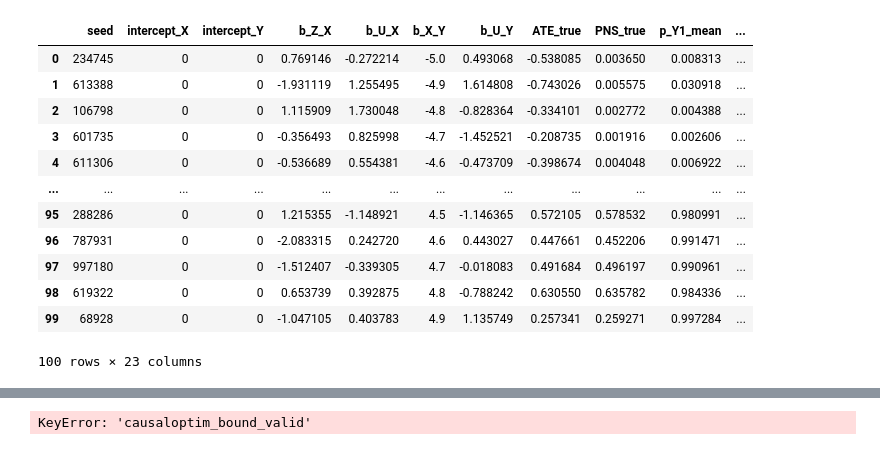
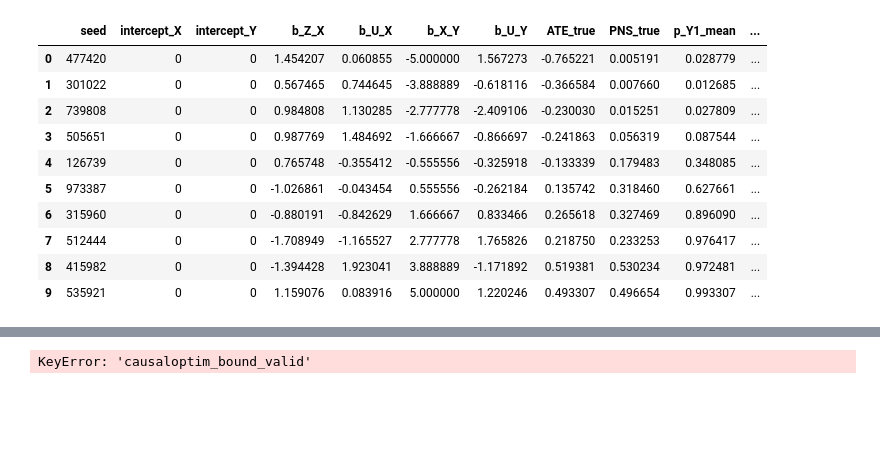
Before and after one commit to tmaringgele/causal-bounds, a Jupyter notebook: simulation_engine/test.ipynb, the cells around one changed output, grey strips where cells are left out. Saved outputs shown, nothing was run; the diff lists cells and outputs as text; code cells hidden in the pictures; blank space fills up the shorter version.

```diff
--- a/simulation_engine/test.ipynb
+++ b/simulation_engine/test.ipynb
@@ -22,19 +22,17 @@ warnings.simplefilter(action='ignore', category=FutureWarning)
 
 from simulation_engine.algorithms.zaffalonbounds import ZaffalonBounds
 # %%
-data = BinaryIV.generate_data_rolling_ate(N_simulations=100)
+data = BinaryIV.generate_data_rolling_ate(N_simulations=10)
 data
 # %% [output]
 |  | seed | intercept_X | intercept_Y | b_Z_X | b_U_X | b_X_Y | b_U_Y | ATE_true | PNS_true | p_Y1_mean | ... |
-| 0 | 234745 | 0 | 0 | 0.769146 | -0.272214 | -5.0 | 0.493068 | -0.538085 | 0.003650 | 0.008313 | ... |
-| 1 | 613388 | 0 | 0 | -1.931119 | 1.255495 | -4.9 | 1.614808 | -0.743026 | 0.005575 | 0.030918 | ... |
-| 2 | 106798 | 0 | 0 | 1.115909 | 1.730048 | -4.8 | -0.828364 | -0.334101 | 0.002772 | 0.004388 | ... |
-| 3 | 601735 | 0 | 0 | -0.356493 | 0.825998 | -4.7 | -1.452521 | -0.208735 | 0.001916 | 0.002606 | ... |
-| 4 | 611306 | 0 | 0 | -0.536689 | 0.554381 | -4.6 | -0.473709 | -0.398674 | 0.004048 | 0.006922 | ... |
-| ... | ... | ... | ... | ... | ... | ... | ... | ... | ... | ... | ... |
-| 95 | 288286 | 0 | 0 | 1.215355 | -1.148921 | 4.5 | -1.146365 | 0.572105 | 0.578532 | 0.980991 | ... |
-| 96 | 787931 | 0 | 0 | -2.083315 | 0.242720 | 4.6 | 0.443027 | 0.447661 | 0.452206 | 0.991471 | ... |
-| 97 | 997180 | 0 | 0 | -1.512407 | -0.339305 | 4.7 | -0.018083 | 0.491684 | 0.496197 | 0.990961 | ... |
-| 98 | 619322 | 0 | 0 | 0.653739 | 0.392875 | 4.8 | -0.788242 | 0.630550 | 0.635782 | 0.984336 | ... |
-| 99 | 68928 | 0 | 0 | -1.047105 | 0.403783 | 4.9 | 1.135749 | 0.257341 | 0.259271 | 0.997284 | ... |
+| 0 | 477420 | 0 | 0 | 1.454207 | 0.060855 | -5.000000 | 1.567273 | -0.765221 | 0.005191 | 0.028779 | ... |
+| 1 | 301022 | 0 | 0 | 0.567465 | 0.744645 | -3.888889 | -0.618116 | -0.366584 | 0.007660 | 0.012685 | ... |
+| 2 | 739808 | 0 | 0 | 0.984808 | 1.130285 | -2.777778 | -2.409106 | -0.230030 | 0.015251 | 0.027809 | ... |
+| 3 | 505651 | 0 | 0 | 0.987769 | 1.484692 | -1.666667 | -0.866697 | -0.241863 | 0.056319 | 0.087544 | ... |
+| 4 | 126739 | 0 | 0 | 0.765748 | -0.355412 | -0.555556 | -0.325918 | -0.133339 | 0.179483 | 0.348085 | ... |
+| 5 | 973387 | 0 | 0 | -1.026861 | -0.043454 | 0.555556 | -0.262184 | 0.135742 | 0.318460 | 0.627661 | ... |
+| 6 | 315960 | 0 | 0 | -0.880191 | -0.842629 | 1.666667 | 0.833466 | 0.265618 | 0.327469 | 0.896090 | ... |
+| 7 | 512444 | 0 | 0 | -1.708949 | -1.165527 | 2.777778 | 1.765826 | 0.218750 | 0.233253 | 0.976417 | ... |
+| 8 | 415982 | 0 | 0 | -1.394428 | 1.923041 | 3.888889 | -1.171892 | 0.519381 | 0.530234 | 0.972481 | ... |
+| 9 | 535921 | 0 | 0 | 1.159076 | 0.083916 | 5.000000 | 1.220246 | 0.493307 | 0.496654 | 0.993307 | ... |
-100 rows × 23 columns
```
Also changed, not shown: parts of 3 cells of this notebook, 7 other files.
